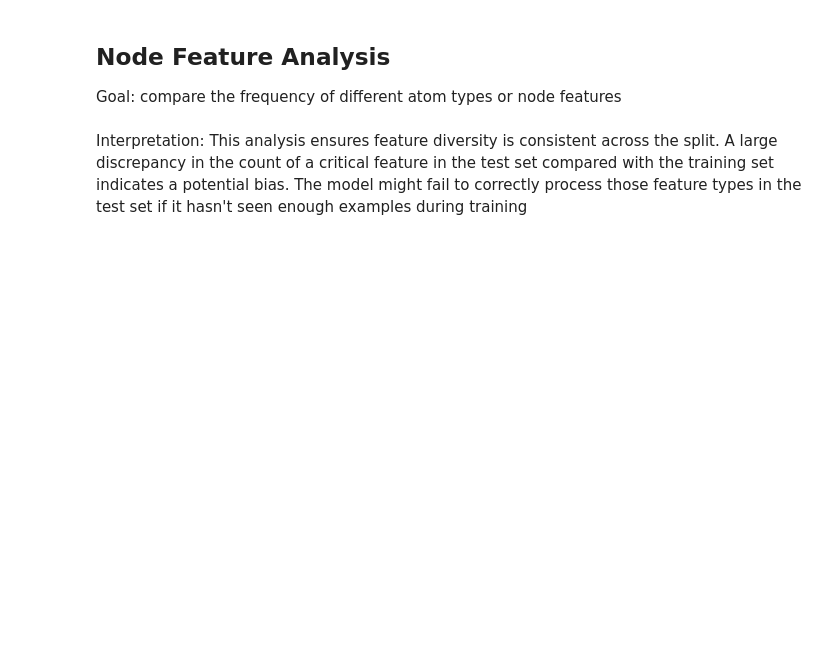
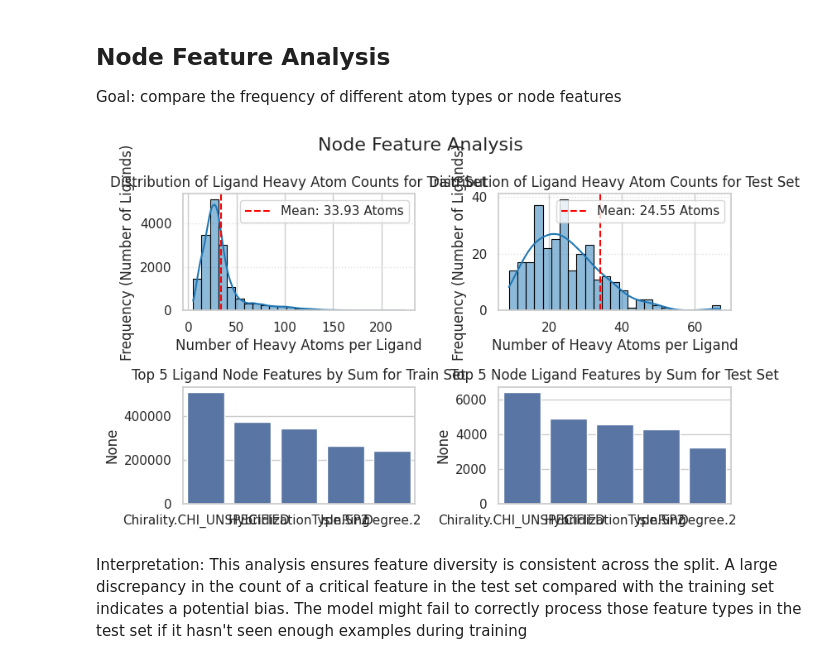
Before and after one commit to siavashadpey/CS224W_Project, a Jupyter notebook: notebooks/Project_Milestone_EDA.ipynb, the cells around one changed output. Cells and saved outputs as stored; diff of their text form; code cells hidden in the pictures; blank space fills up the shorter version.

```diff
--- a/notebooks/Project_Milestone_EDA.ipynb
+++ b/notebooks/Project_Milestone_EDA.ipynb
@@ -417,64 +456,66 @@ Interpretation: The comparison of edge counts (bonds) verifies that the complexi
 
 Goal: compare the frequency of different atom types or node features
 # %%
-def node_feature_analysis(node_features_df)
-  train_node_features_df = node_features_df[node_features_df['Dataset_Type']=='Train']
-  test_node_features_df = node_features_df[node_features_df['Dataset_Type']=='Test']
+def node_feature_analysis(node_features_df):
+    train_node_features_df = node_features_df[node_features_df['Dataset_Type']=='Train']
+    test_node_features_df = node_features_df[node_features_df['Dataset_Type']=='Test']
 
-  fig, axs = plt.subplots(nrows=3, ncols=2, figsize=(8, 5))
-  fig.suptitle('Node Feature Analysis', fontsize=16)
-  sns.histplot(
+    fig, axs = plt.subplots(nrows=2, ncols=2, figsize=(8, 5))
+    fig.suptitle('Node Feature Analysis', fontsize=16)
+    sns.histplot(
       data=train_node_features_df,
-      x='Ligand Heavy Atom Count',
+      x='Num_Ligand_Heavy_Atoms',
       kde=True,
       bins=25,
       color='#1f77b4',
       edgecolor='black',
       linewidth=0.8,
-      ax=axs[0]
-  )
+      ax=axs[0,0]
+    )
 
-  heavy_atom_mean_count_train = train_node_features_df['Ligand Heavy Atom Count'].mean().item()
-  plt.title(f'Distribution of Ligand Heavy Atom Counts for Train Set')
-  plt.xlabel('Number of Heavy Atoms per Ligand', fontsize=12)
-  plt.ylabel('Frequency (Number of Ligands)', fontsize=12)
-  plt.axvline(heavy_atom_mean_count_train, ax=axs[0], color='red', linestyle='--', label=f'Mean: {heavy_atom_mean_count:.2f} Atoms')
-  plt.legend()
-  plt.grid(axis='y', linestyle=':', alpha=0.6)
+    heavy_atom_mean_count_train = train_node_features_df['Num_Ligand_Heavy_Atoms'].mean().item()
+    axs[0,0].set_title(f'Distribution of Ligand Heavy Atom Counts for Train Set')
+    axs[0,0].set_xlabel('Number of Heavy Atoms per Ligand', fontsize=12)
+    axs[0,0].set_ylabel('Frequency (Number of Ligands)', fontsize=12)
+    axs[0,0].axvline(heavy_atom_mean_count_train, color='red', linestyle='--', label=f'Mean: {heavy_atom_mean_count_train:.2f} Atoms')
+    axs[0,0].legend()
+    axs[0,0].grid(axis='y', linestyle=':', alpha=0.6)
 
 
-  sns.histplot(
+    sns.histplot(
       data=test_node_features_df,
-      x='Ligand Heavy Atom Count',
+      x='Num_Ligand_Heavy_Atoms',
       kde=True,
       bins=25,
       color='#1f77b4',
       edgecolor='black',
       linewidth=0.8,
-      ax=axs[1]
-  )
-  heavy_atom_mean_count_test = test_node_features_df['Ligand Heavy Atom Count'].mean().item()
-  plt.title(f'Distribution of Ligand Heavy Atom Counts for Test Set')
-  plt.xlabel('Number of Heavy Atoms per Ligand', fontsize=12)
-  plt.ylabel('Frequency (Number of Ligands)', fontsize=12)
-  plt.axvline(heavy_atom_mean_count_train, ax=axs[1], color='red', linestyle='--', label=f'Mean: {heavy_atom_mean_count:.2f} Atoms')
-  plt.legend()
-  plt.grid(axis='y', linestyle=':', alpha=0.6)
+      ax=axs[0,1]
+    )
+    heavy_atom_mean_count_test = test_node_features_df['Num_Ligand_Heavy_Atoms'].mean().item()
+    axs[0,1].set_title(f'Distribution of Ligand Heavy Atom Counts for Test Set')
+    axs[0,1].set_xlabel('Number of Heavy Atoms per Ligand', fontsize=12)
+    axs[0,1].set_ylabel('Frequency (Number of Ligands)', fontsize=12)
+    axs[0,1].axvline(heavy_atom_mean_count_train, color='red', linestyle='--', label=f'Mean: {heavy_atom_mean_count_test:.2f} Atoms')
+    axs[0,1].legend()
+    axs[0,1].grid(axis='y', linestyle=':', alpha=0.6)
 
-  top_5_features_train = train_node_features_df[LIGAND_FEATURE_MAP].sum().nlargest(5).index.tolist()
-  plt.figure(figsize=(10, 6))
-  sns.barplot(x=top_5_features_train, y=train_node_features_df[LIGAND_FEATURE_MAP][top_5_features].sum(), ax=axs[2])
-  plt.title('Top 5 Ligand Node Features by Sum for Train Set')
+    top_5_features_train = train_node_features_df[LIGAND_FEATURE_MAP].sum().nlargest(5).index.tolist()
+    #plt.figure(figsize=(10, 6))
+    sns.barplot(x=top_5_features_train, y=train_node_features_df[LIGAND_FEATURE_MAP][top_5_features_train].sum(), ax=axs[1,0])
+    axs[1,0].set_title('Top 5 Ligand Node Features by Sum for Train Set')
 
-  top_5_features_test = test_node_features_df[LIGAND_FEATURE_MAP].sum().nlargest(5).index.tolist()
-  plt.figure(figsize=(10, 6))
-  sns.barplot(x=top_5_features_test, y=test_node_features_df[LIGAND_FEATURE_MAP][top_5_features].sum(), ax=axs[3])
-  plt.title('Top 5 Node Ligand Features by Sum for Test Set')
+    top_5_features_test = test_node_features_df[LIGAND_FEATURE_MAP].sum().nlargest(5).index.tolist()
+    #plt.figure(figsize=(10, 6))
+    sns.barplot(x=top_5_features_test, y=test_node_features_df[LIGAND_FEATURE_MAP][top_5_features_test].sum(), ax=axs[1,1])
+    axs[1,1].set_title('Top 5 Node Ligand Features by Sum for Test Set')
 
-  plt.tight_layout()
-  plt.show()
+    plt.tight_layout()
+    plt.show()
 
 node_feature_analysis(node_features_df)
+# %% [output]
+[figure, added]
 # %% [markdown]
 Interpretation: This analysis ensures feature diversity is consistent across the split.  A large discrepancy in the count of a critical feature in the test set compared with the training set indicates a potential bias.  The model might fail to correctly process those feature types in the test set if it hasn't seen enough examples during training
 # %% [markdown]
```
Also changed, not shown: parts of 12 cells of this notebook.
